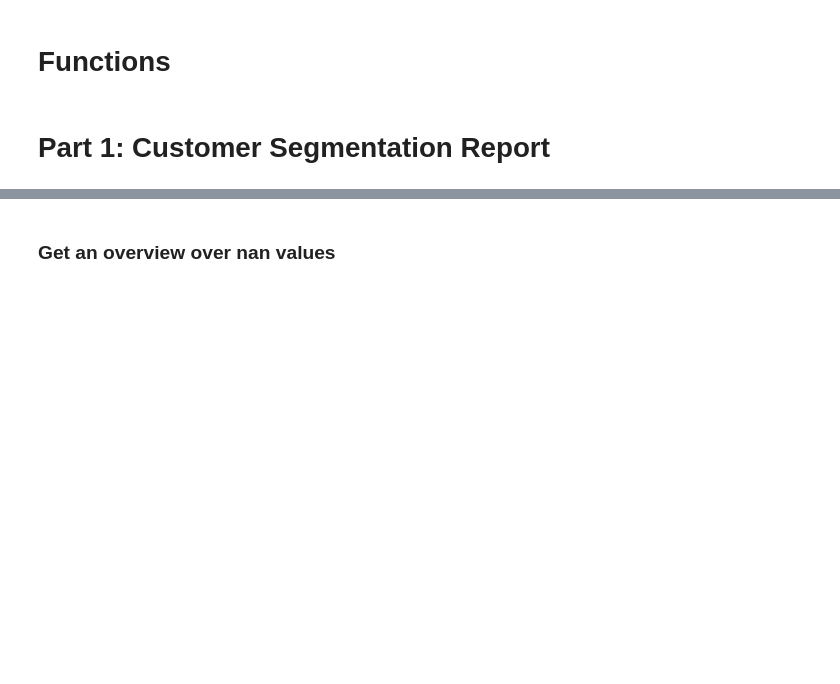
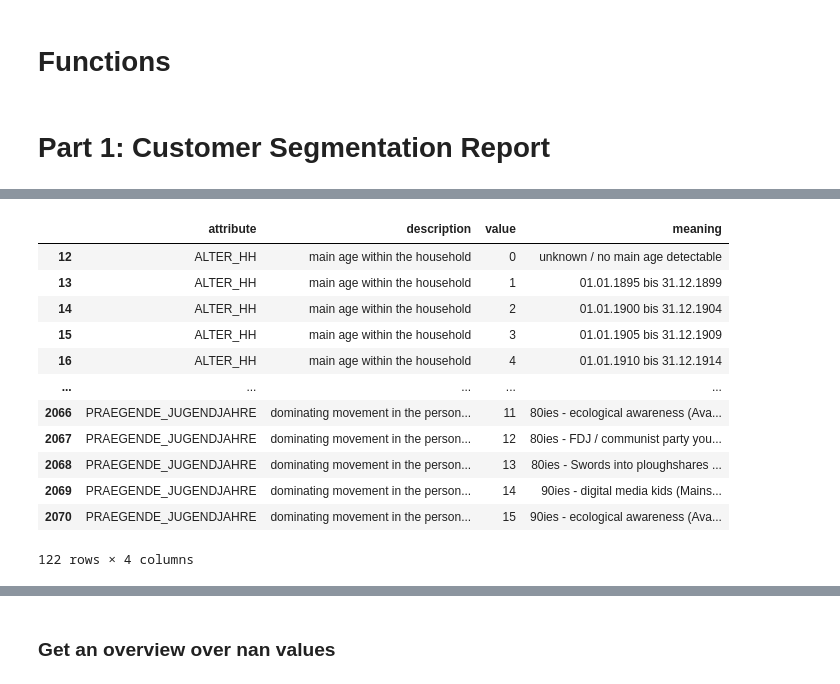
Before and after one commit to TobiPrae/customer_segmentation, a Jupyter notebook: CustomerSegmentation.ipynb, the cells around one changed output, grey strips where cells are left out. Saved outputs shown, nothing was run; the diff lists cells and outputs as text; code cells hidden in the pictures; blank space fills up the shorter version.

```diff
--- a/CustomerSegmentation.ipynb
+++ b/CustomerSegmentation.ipynb
@@ -96,0 +131,8 @@ def get_column_nans(df, sorting_order_ascending=False):
+# %%
+# Comparing unique values in azdias and customers data as well as additional information
+attributes_values_attributes = set(df_attributes_values["attribute"].tolist())
+information_levels_attributes = set(df_information_levels["attribute"].tolist())
+print(f"Length attributes_values_attributes:{len(attributes_values_attributes)}")
+print(f"Length information_levels_attributes:{len(information_levels_attributes)}")
+print(f"Length of columns in df_azdias:{len(df_azdias.columns.tolist())}")
+print(f"Length of columns in df_customers:{len(df_customers.columns.tolist())}")
@@ -96,0 +144,6 @@ def get_column_nans(df, sorting_order_ascending=False):
+# %%
+# No description available
+no_description_available = set(df_azdias.columns.tolist()).difference(attributes_values_attributes)
+description_available = set(df_azdias.columns.tolist()).intersection(attributes_values_attributes)
+print(f"no_description_available: {len(no_description_available)}")
+print(f"description_available: {len(description_available)}")
@@ -96,0 +167,16 @@ def get_column_nans(df, sorting_order_ascending=False):
+# %%
+n_threshold = 15
+
+more_than_n_unique_values, less_than_n_unique_values, error_list, numeric_list = [], [], [], []
+
+for col in description_available:
+  df_temp = df_attributes_values.loc[df_attributes_values["attribute"] == col]
+  try:
+    if(len(df_temp["value"].tolist()) == 1):
+      numeric_list.append(col)
+    elif(len(df_temp["value"].tolist()) > n_threshold):
+      more_than_n_unique_values.append(col)
+    else:
+      less_than_n_unique_values.append(col)
+  except:
+    error_list.append(error)
@@ -96,0 +194,16 @@ def get_column_nans(df, sorting_order_ascending=False):
+# %%
+df_attributes_values.loc[df_attributes_values["attribute"].isin(more_than_n_unique_values)]
+# %% [output]
+|  | attribute | description | value | meaning |
+| 12 | ALTER_HH | main age within the household | 0 | unknown / no main age detectable |
+| 13 | ALTER_HH | main age within the household | 1 | 01.01.1895 bis 31.12.1899 |
+| 14 | ALTER_HH | main age within the household | 2 | 01.01.1900 bis 31.12.1904 |
+| 15 | ALTER_HH | main age within the household | 3 | 01.01.1905 bis 31.12.1909 |
+| 16 | ALTER_HH | main age within the household | 4 | 01.01.1910 bis 31.12.1914 |
+| ... | ... | ... | ... | ... |
+| 2066 | PRAEGENDE_JUGENDJAHRE | dominating movement in the person... | 11 | 80ies - ecological awareness (Ava... |
+| 2067 | PRAEGENDE_JUGENDJAHRE | dominating movement in the person... | 12 | 80ies - FDJ / communist party you... |
+| 2068 | PRAEGENDE_JUGENDJAHRE | dominating movement in the person... | 13 | 80ies - Swords into ploughshares ... |
+| 2069 | PRAEGENDE_JUGENDJAHRE | dominating movement in the person... | 14 | 90ies - digital media kids (Mains... |
+| 2070 | PRAEGENDE_JUGENDJAHRE | dominating movement in the person... | 15 | 90ies - ecological awareness (Ava... |
+122 rows × 4 columns
```
Also changed, not shown: parts of 16 cells of this notebook.
